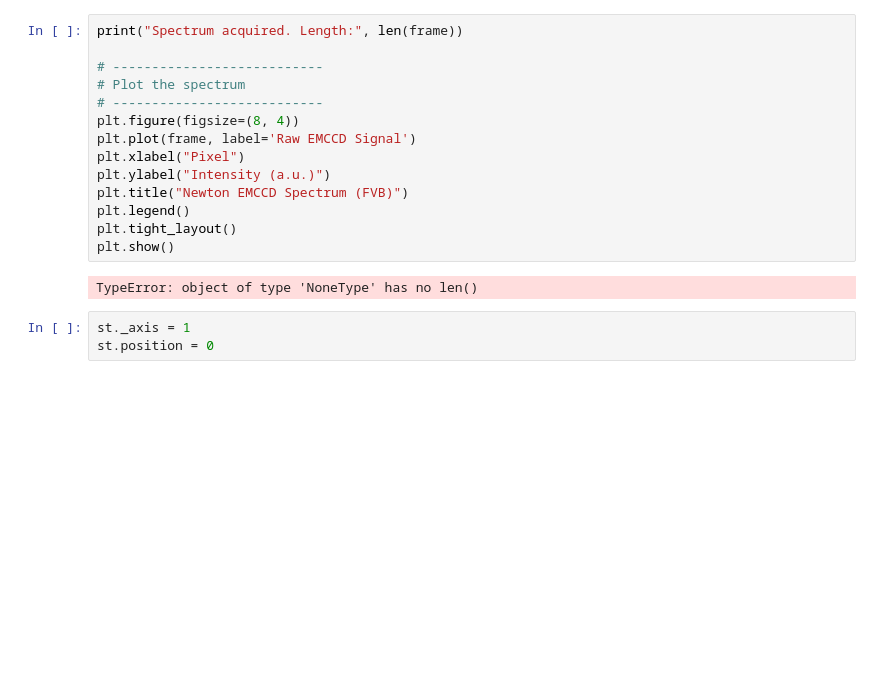
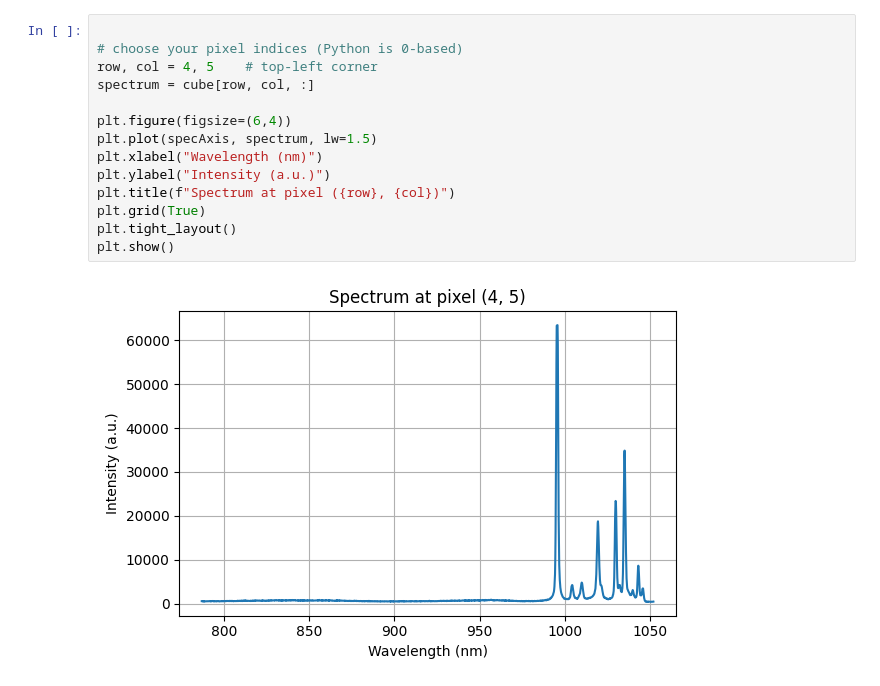
Before and after one commit to bartels-lab/CARS, a Jupyter notebook: NewtonShamrockPython_test.ipynb, the cells around one changed output. Saved outputs shown, nothing was run; the diff lists cells and outputs as text; blank space fills up the shorter version.

```diff
--- a/NewtonShamrockPython_test.ipynb
+++ b/NewtonShamrockPython_test.ipynb
@@ -169,19 +232,16 @@ TypeError: 'slice' object is not iterable
 # %%
-print("Spectrum acquired. Length:", len(frame))
 
-# ---------------------------
-# Plot the spectrum
-# ---------------------------
-plt.figure(figsize=(8, 4))
-plt.plot(frame, label='Raw EMCCD Signal')
-plt.xlabel("Pixel")
+# choose your pixel indices (Python is 0-based)
+row, col = 4, 5    # top-left corner
+spectrum = cube[row, col, :]
+
+plt.figure(figsize=(6,4))
+plt.plot(specAxis, spectrum, lw=1.5)
+plt.xlabel("Wavelength (nm)")
 plt.ylabel("Intensity (a.u.)")
-plt.title("Newton EMCCD Spectrum (FVB)")
-plt.legend()
+plt.title(f"Spectrum at pixel ({row}, {col})")
+plt.grid(True)
 plt.tight_layout()
 plt.show()
 # %% [output]
-TypeError: object of type 'NoneType' has no len()
+[figure, added]
-# %%
-st._axis = 1
-st.position = 0
```
Also changed, not shown: parts of 19 cells of this notebook.
